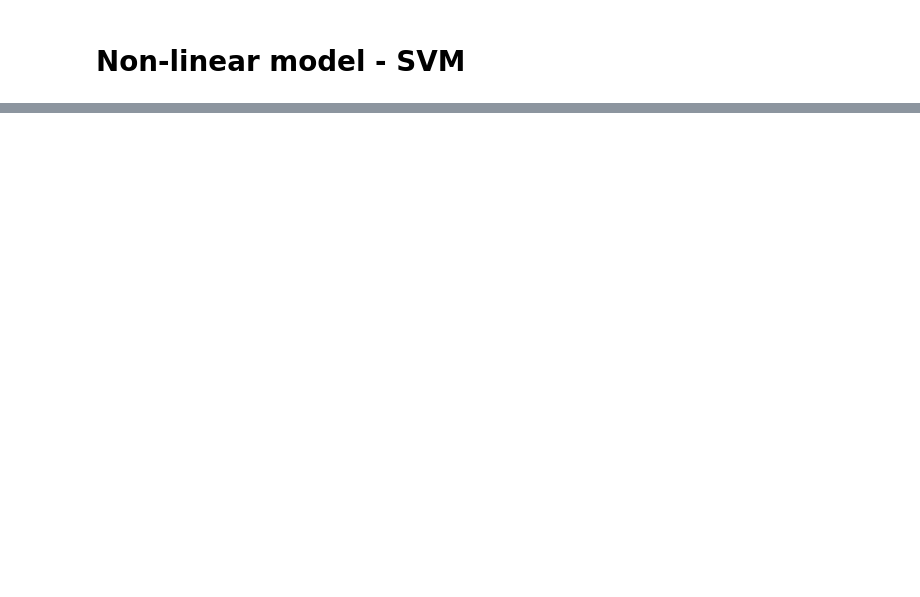
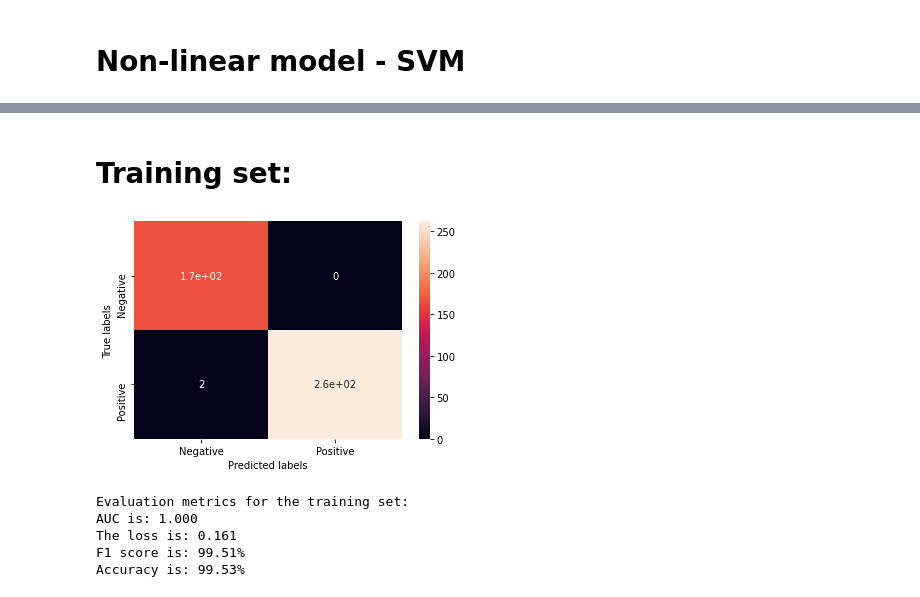
Before and after one commit to mlh-master/hw2_mlh-shir-sagi, a Jupyter notebook: HW2.ipynb, the cells around one changed output, grey strips where cells are left out. Drawn from its saved outputs; the diff is of its cells as text; code cells hidden in the pictures; blank space fills up the shorter version.

```diff
--- a/HW2.ipynb
+++ b/HW2.ipynb
@@ -182,2 +273,21 @@ Accuracy is: 90.74%
 # %% [markdown]
 # Non-linear model - SVM
+# %%
+C = [0.001,0.01,0.5,1,1.5,2,3,4,5,10,20,50,100,1000]
+svm_nonlin = GridSearchCV(estimator=pipe,
+             param_grid={'svm__kernel':['rbf','poly'], 'svm__C':C, 'svm__degree':[3], 'svm__gamma':['auto','scale']},
+             scoring=['accuracy','f1','precision','recall','roc_auc'],
+             cv=skf, refit='roc_auc', verbose=3, return_train_score=True)
+svm_nonlin.fit(X_train, y_train)
+best_svm_nonlin = svm_nonlin.best_estimator_
+print(svm_nonlin.best_params_)
+
+y_pred_train_svm_nonlin = best_svm_nonlin.predict(X_train)
+y_pred_proba_train_svm_nonlin = best_svm_nonlin.predict_proba(X_train)
+AUC_train_svm_nonlin = roc_auc_score(y_train, y_pred_proba_train_svm_nonlin[:,1])
+loss_train_svm_nonlin = log_loss(y_train, y_pred_train_svm_nonlin)
+
+y_pred_test_svm_nonlin = best_svm_nonlin.predict(X_test)
+y_pred_proba_test_svm_nonlin = best_svm_nonlin.predict_proba(X_test)
+AUC_test_svm_nonlin = roc_auc_score(y_test, y_pred_proba_test_svm_nonlin[:,1])
+loss_test_svm_nonlin = log_loss(y_test, y_pred_test_svm_nonlin)
@@ -183,0 +312,21 @@ Accuracy is: 90.74%
+# %% [markdown]
+# Training set:
+# %%
+cnf_matrix_train = metrics.confusion_matrix(y_pred_train_svm_nonlin, y_train)
+ax1 = plt.subplot()
+sns.heatmap(cnf_matrix_train, annot=True, xticklabels=['Negative','Positive'], yticklabels=['Negative','Positive'])
+ax1.set(ylabel='True labels', xlabel='Predicted labels')
+plt.show()
+
+print('Evaluation metrics for the training set:')
+print('AUC is: %.3f' % (AUC_train_svm_nonlin))
+print('The loss is: %.3f' % (loss_train_svm_nonlin))
+print("F1 score is: " + str("{0:.2f}".format(100 * metrics.f1_score(y_train, y_pred_train_svm_nonlin, average='macro'))) + "%")
+print("Accuracy is: " + str("{0:.2f}".format(100 * metrics.accuracy_score(y_train, y_pred_train_svm_nonlin))) + "%")
+# %% [output]
+[figure, added]
+Evaluation metrics for the training set:
+AUC is: 1.000
+The loss is: 0.161
+F1 score is: 99.51%
+Accuracy is: 99.53%
```
Also changed, not shown: parts of 23 cells of this notebook, 1 other file.
